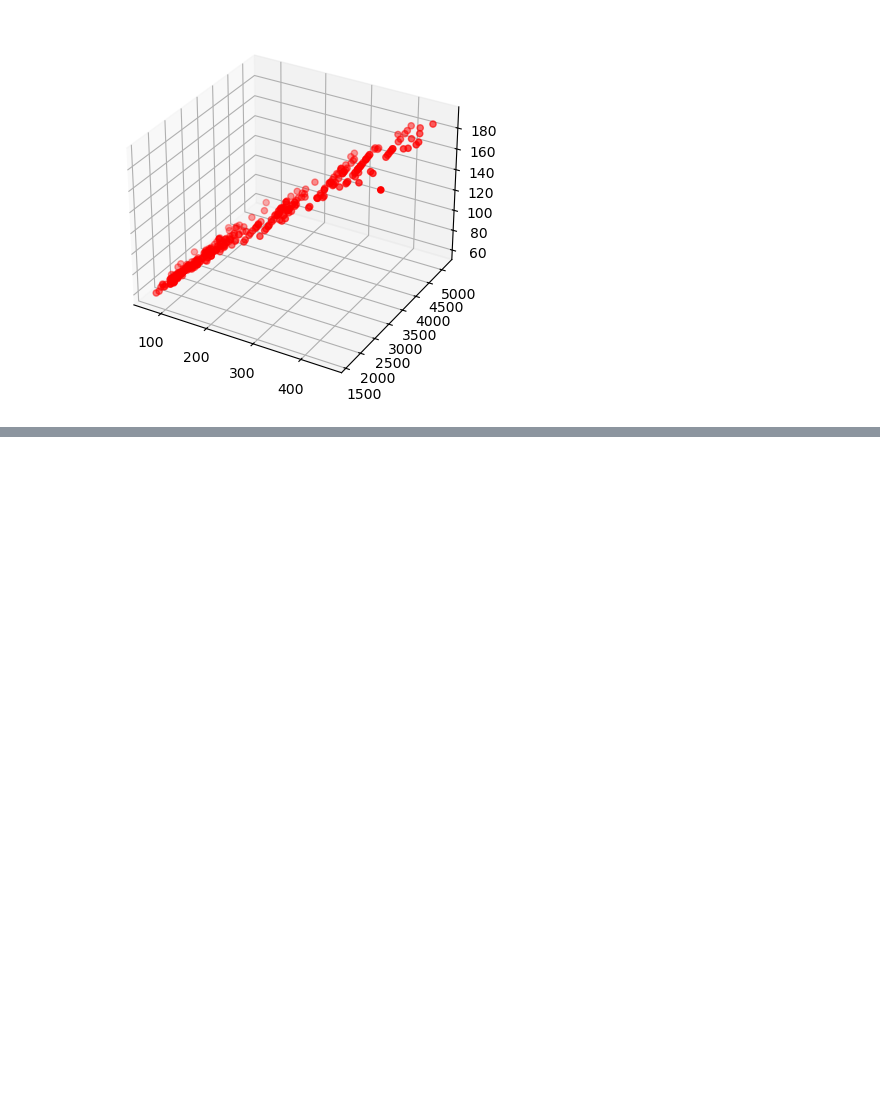
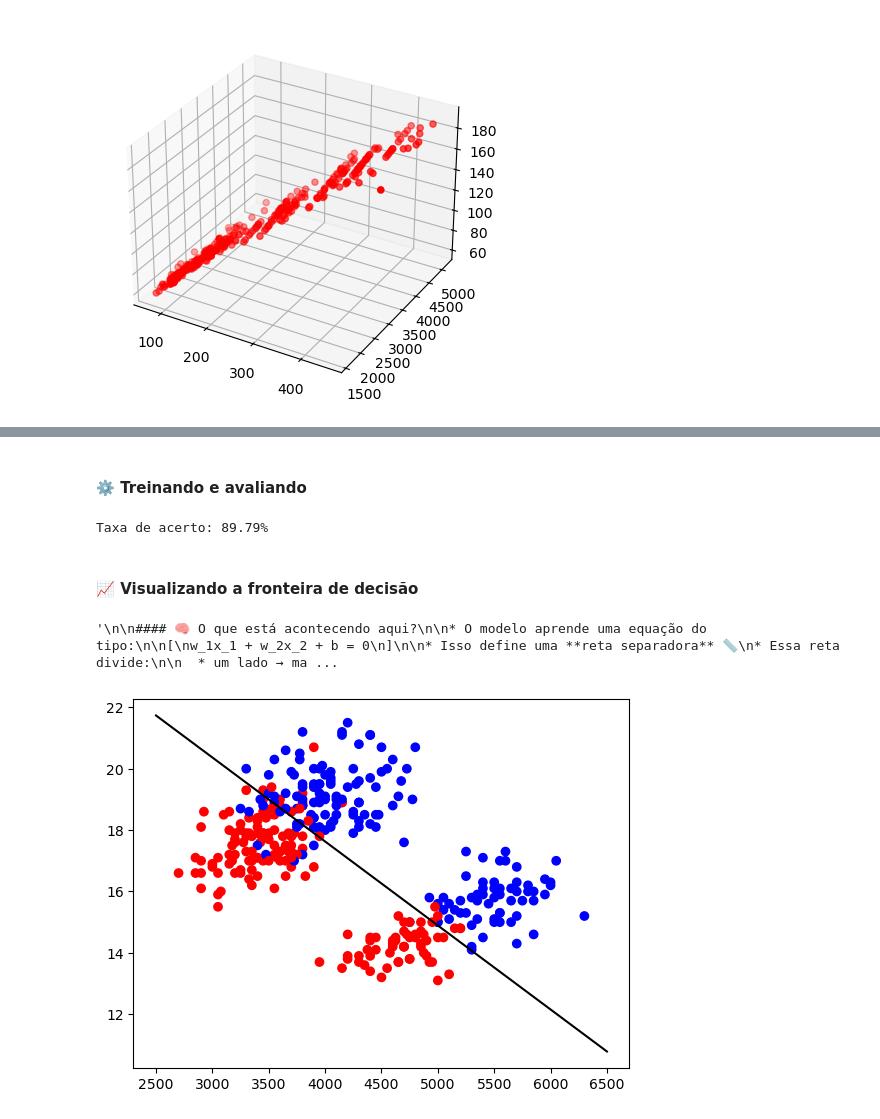
Before and after one commit to josicleytonsantos/data-science, a Jupyter notebook: personal-projects/studies/ICMC-USP/7-introduction_to_scikit-learn.ipynb, the cells around one changed output, grey strips where cells are left out. Drawn from its saved outputs; the diff is of its cells as text; code cells hidden in the pictures; blank space fills up the shorter version.

```diff
--- a/personal-projects/studies/ICMC-USP/7-introduction_to_scikit-learn.ipynb
+++ b/personal-projects/studies/ICMC-USP/7-introduction_to_scikit-learn.ipynb
@@ -197,0 +309,58 @@ ax.scatter(X[:,0], X[:,1], Y_previsto, c='red')
+# %% [markdown]
+#### ⚙️ Treinando e avaliando
+# %%
+from sklearn import svm
+
+classificador = svm.LinearSVC()
+
+# Treinamento
+classificador.fit(X, Y)
+
+# Avaliação
+taxa = classificador.score(X, Y)
+
+print(f'Taxa de acerto: {round(100*taxa, 2)}%')
+# %% [output]
+Taxa de acerto: 89.79%
+# %% [markdown]
+#### 📈 Visualizando a fronteira de decisão
+# %%
+fig, ax = plt.subplots()
+
+# Plot dos dados
+ax.scatter(penguins['body_mass_g'], penguins['bill_depth_mm'], c=cores)
+
+# Coeficientes do modelo
+w = classificador.coef_      # pesos
+b = classificador.intercept_ # bias
+
+# Equação da reta
+a = -(w[0][1] / w[0][0])
+b = -b[0] / w[0][0]
+
+# Linha de separação
+x_vals = np.linspace(2500, 6500, 100)
+y_vals = a * x_vals + b
+
+ax.plot(x_vals, y_vals, c='black')
+
+'''
+
+#### 🧠 O que está acontecendo aqui?
+
+* O modelo aprende uma equação do tipo:
+
+[
+w_1x_1 + w_2x_2 + b = 0
+]
+
+* Isso define uma **reta separadora** 📏
+* Essa reta divide:
+
+  * um lado → machos
+  * outro lado → fêmeas
+
+'''
+# %% [output]
+'\n\n#### 🧠 O que está acontecendo aqui?\n\n* O modelo aprende uma equação do tipo:\n\n[\nw_1x_1 + w_2x_2 + b = 0\n]\n\n* Isso define uma **reta separadora** 📏\n* Essa reta divide:\n\n  * um lado → ma ...
+[figure, added]
```
Also changed, not shown: parts of 6 cells of this notebook.
